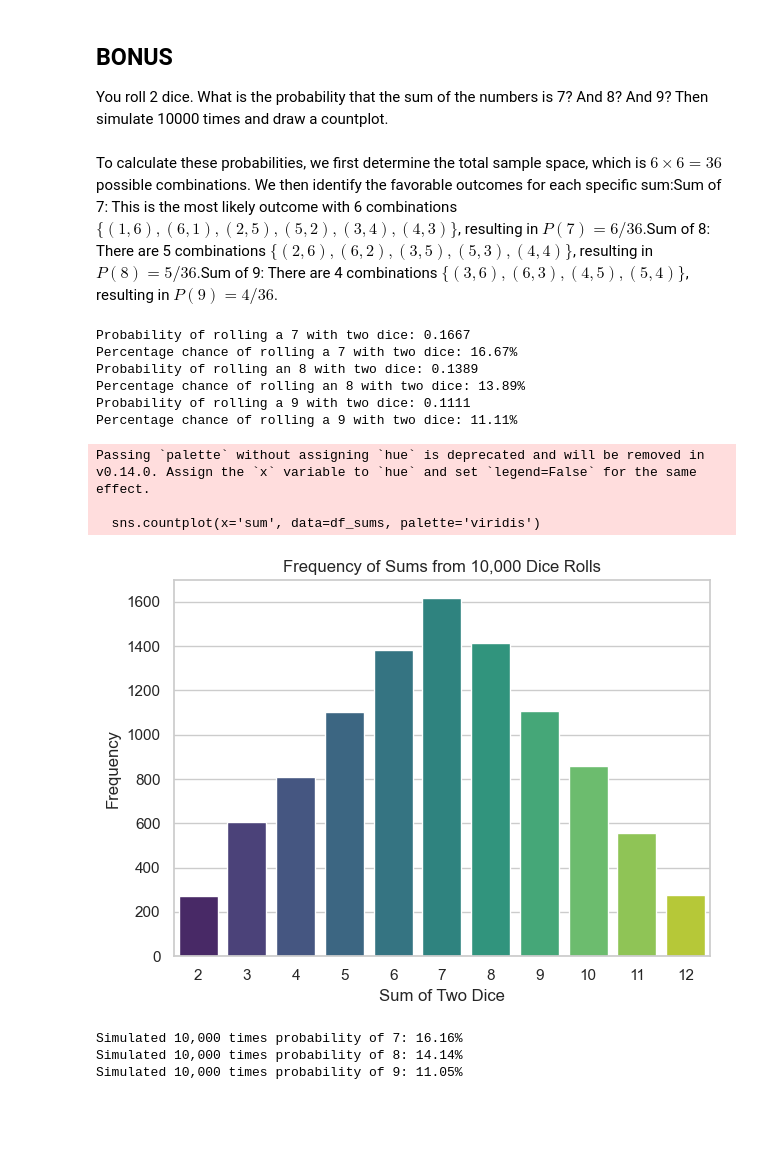
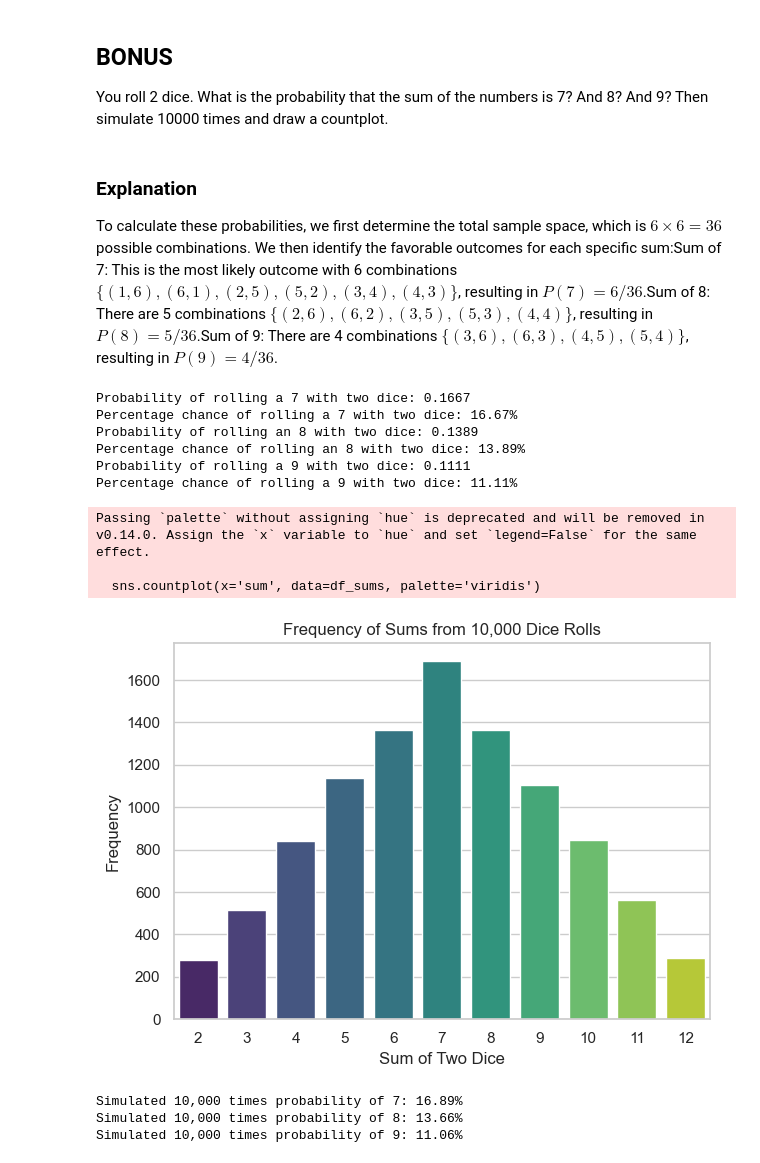
Before and after one commit to ironhack-labs/lab-probability-intro-en, a Jupyter notebook: your-code/main.ipynb, the cells around one changed output. Drawn from its saved outputs; the diff is of its cells as text; code cells hidden in the pictures; blank space fills up the shorter version.

```diff
--- a/your-code/main.ipynb
+++ b/your-code/main.ipynb
@@ -221,7 +221,7 @@ Percentage chance: 20.00%
 
 You roll 2 dice. What is the probability that the sum of the numbers is 7? And 8? And 9? Then simulate 10000 times and draw a countplot.
 # %% [markdown]
-
+### Explanation
 To calculate these probabilities, we first determine the total sample space, which is $6 \times 6 = 36$ possible combinations. We then identify the favorable outcomes for each specific sum:Sum of 7: This is the most likely outcome with 6 combinations $\{(1,6), (6,1), (2,5), (5,2), (3,4), (4,3)\}$, resulting in $P(7) = 6/36$.Sum of 8: There are 5 combinations $\{(2,6), (6,2), (3,5), (5,3), (4,4)\}$, resulting in $P(8) = 5/36$.Sum of 9: There are 4 combinations $\{(3,6), (6,3), (4,5), (5,4)\}$, resulting in $P(9) = 4/36$.
 # %%
 # YOUR CODE HERE
@@ -250,38 +250,39 @@ import matplotlib.pyplot as plt
 
 # --- STEP 1: Simulate 10,000 rolls ---
 # We generate two sets of 10,000 random integers between 1 and 6
-np.random.seed(42)  # For consistent results
+mix= np.random.randint(1, 9999,1)  # for different results each time we run the code
+np.random.seed(mix)  # For consistent results
 dice1 = np.random.randint(1, 7, 10000)
 dice2 = np.random.randint(1, 7, 10000)
 
 # Calculate the sum of each pair
 sums = dice1 + dice2
 
 # Create a DataFrame for plotting
 df_sums = pd.DataFrame({'sum': sums})
 #print(df_sums.head())
 
 # Draw the Countplot ---
 sns.set_theme(style="whitegrid")
 sns.countplot(x='sum', data=df_sums, palette='viridis')
 
 plt.title('Frequency of Sums from 10,000 Dice Rolls')
 plt.xlabel('Sum of Two Dice')
 plt.ylabel('Frequency')
 
 plt.tight_layout()
 plt.show()
 
 # Calculate Simulated Probabilities in 10000 times
 counts = df_sums['sum'].value_counts()
-print(f"Simulated 10,000 times probability of 7: {counts[7]/10000 * 100.0}%")
-print(f"Simulated 10,000 times probability of 8: {counts[8]/10000 * 100.0}%")
-print(f"Simulated 10,000 times probability of 9: {counts[9]/10000 * 100.0}%")
+print(f"Simulated 10,000 times probability of 7: {counts[7]/10000 * 100.0:.2f}%")
+print(f"Simulated 10,000 times probability of 8: {counts[8]/10000 * 100.0:.2f}%")
+print(f"Simulated 10,000 times probability of 9: {counts[9]/10000 * 100.0:.2f}%")
 # %% [output]
 Passing `palette` without assigning `hue` is deprecated and will be removed in v0.14.0. Assign the `x` variable to `hue` and set `legend=False` for the same effect.
 
   sns.countplot(x='sum', data=df_sums, palette='viridis')
-[figure, old version]
+[figure, new version]
-Simulated 10,000 times probability of 7: 16.16%
-Simulated 10,000 times probability of 8: 14.14%
-Simulated 10,000 times probability of 9: 11.05%
+Simulated 10,000 times probability of 7: 16.89%
+Simulated 10,000 times probability of 8: 13.66%
+Simulated 10,000 times probability of 9: 11.06%
```
